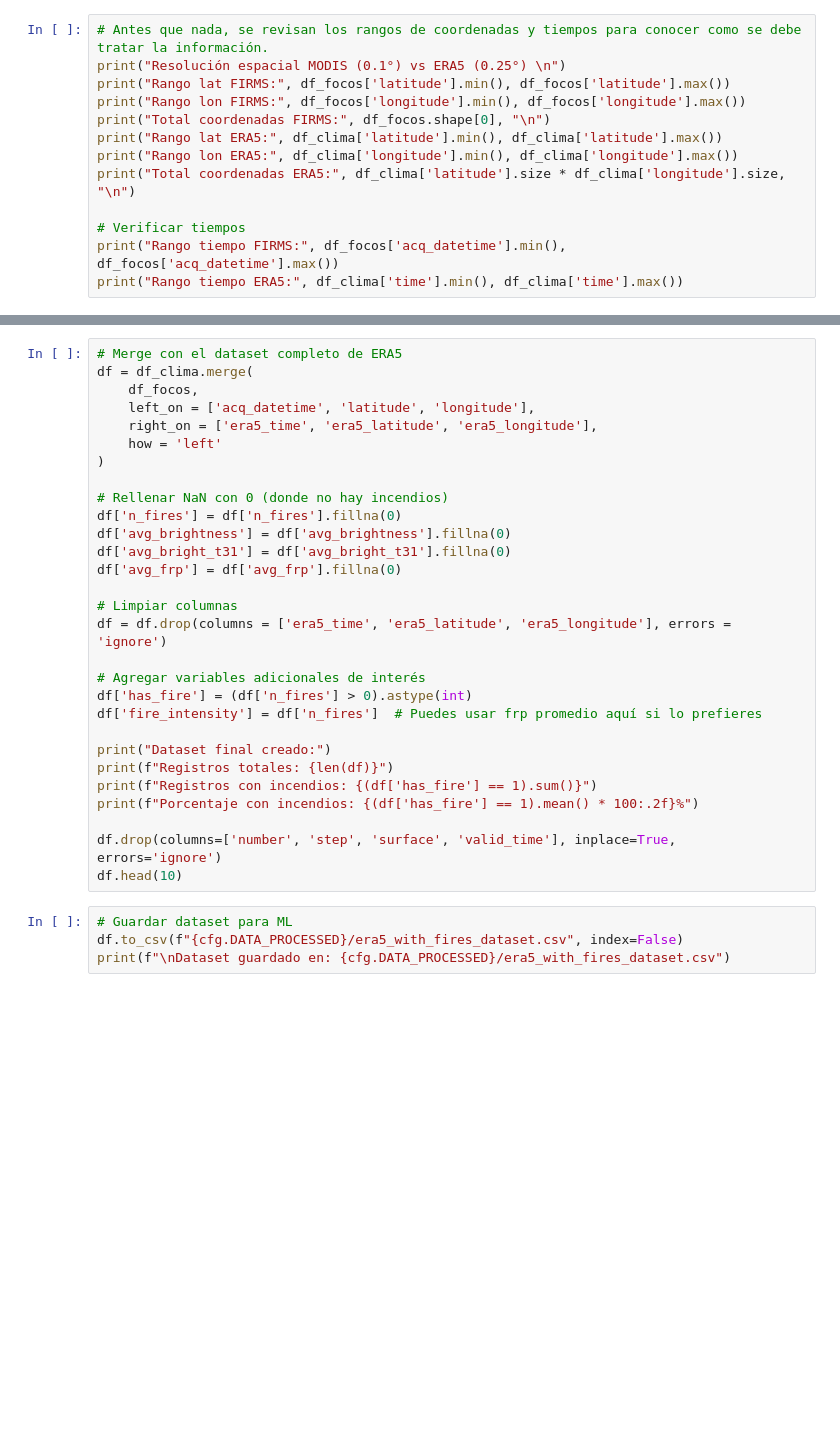
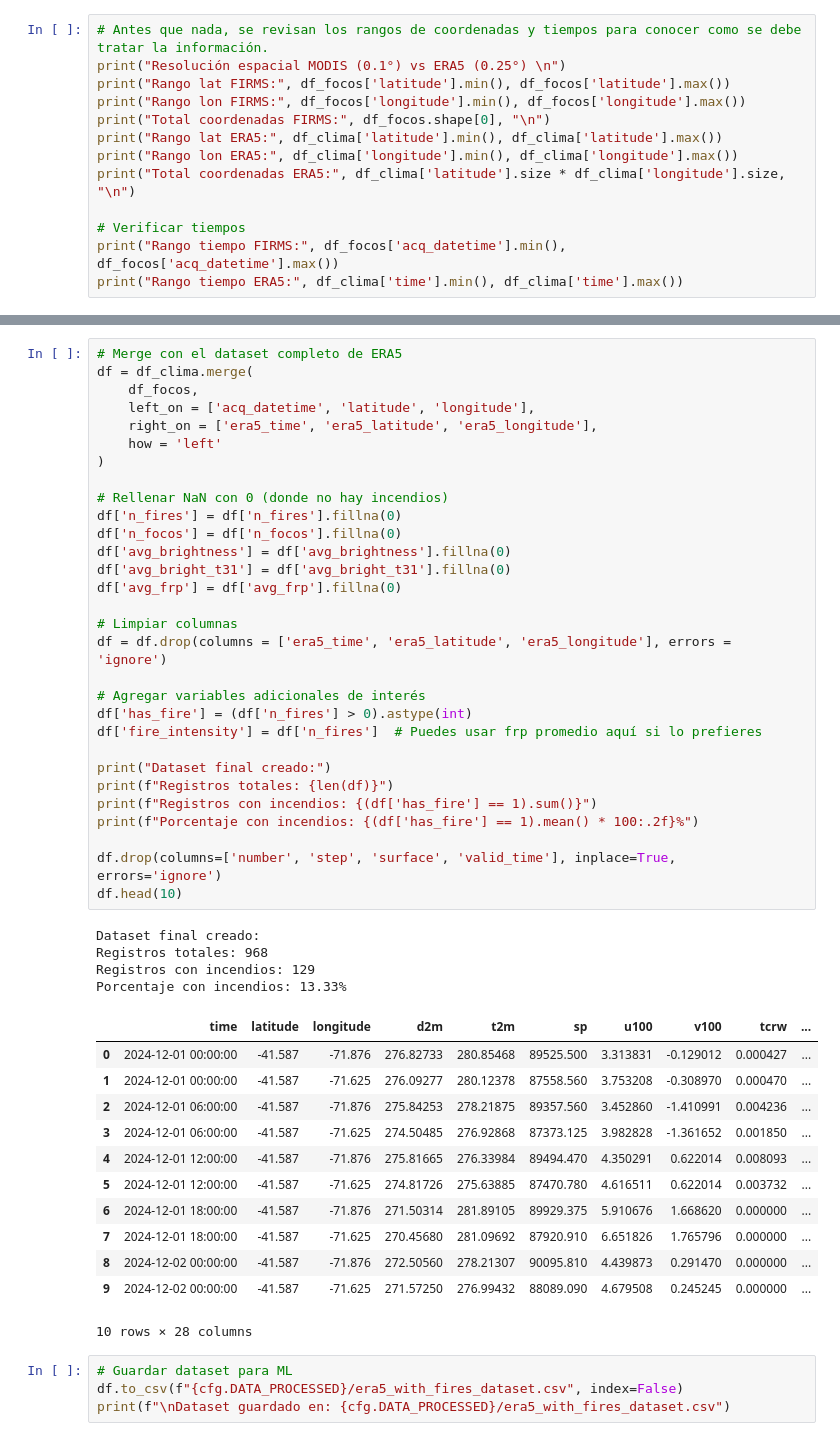
Before and after one commit to HunterCitto/199---Seminario-Final, a Jupyter notebook: notebooks/Seminario Final.ipynb, the cells around one changed output, grey strips where cells are left out. Cells and saved outputs as stored; diff of their text form; blank space fills up the shorter version.

```diff
--- a/notebooks/Seminario Final.ipynb
+++ b/notebooks/Seminario Final.ipynb
@@ -355,32 +442,50 @@ df_focos.head(10)
 # %%
 # Merge con el dataset completo de ERA5
 df = df_clima.merge(
     df_focos,
     left_on = ['acq_datetime', 'latitude', 'longitude'],
     right_on = ['era5_time', 'era5_latitude', 'era5_longitude'],
     how = 'left'
 )
 
 # Rellenar NaN con 0 (donde no hay incendios)
 df['n_fires'] = df['n_fires'].fillna(0)
+df['n_focos'] = df['n_focos'].fillna(0)
 df['avg_brightness'] = df['avg_brightness'].fillna(0)
 df['avg_bright_t31'] = df['avg_bright_t31'].fillna(0)
 df['avg_frp'] = df['avg_frp'].fillna(0)
 
 # Limpiar columnas
 df = df.drop(columns = ['era5_time', 'era5_latitude', 'era5_longitude'], errors = 'ignore')
 
 # Agregar variables adicionales de interés
 df['has_fire'] = (df['n_fires'] > 0).astype(int)
 df['fire_intensity'] = df['n_fires']  # Puedes usar frp promedio aquí si lo prefieres
 
 print("Dataset final creado:")
 print(f"Registros totales: {len(df)}")
 print(f"Registros con incendios: {(df['has_fire'] == 1).sum()}")
 print(f"Porcentaje con incendios: {(df['has_fire'] == 1).mean() * 100:.2f}%")
 
 df.drop(columns=['number', 'step', 'surface', 'valid_time'], inplace=True, errors='ignore')
 df.head(10)
+# %% [output]
+Dataset final creado:
+Registros totales: 968
+Registros con incendios: 129
+Porcentaje con incendios: 13.33%
+|  | time | latitude | longitude | d2m | t2m | sp | u100 | v100 | tcrw | ... |
+| 0 | 2024-12-01 00:00:00 | -41.587 | -71.876 | 276.82733 | 280.85468 | 89525.500 | 3.313831 | -0.129012 | 0.000427 | ... |
+| 1 | 2024-12-01 00:00:00 | -41.587 | -71.625 | 276.09277 | 280.12378 | 87558.560 | 3.753208 | -0.308970 | 0.000470 | ... |
+| 2 | 2024-12-01 06:00:00 | -41.587 | -71.876 | 275.84253 | 278.21875 | 89357.560 | 3.452860 | -1.410991 | 0.004236 | ... |
+| 3 | 2024-12-01 06:00:00 | -41.587 | -71.625 | 274.50485 | 276.92868 | 87373.125 | 3.982828 | -1.361652 | 0.001850 | ... |
+| 4 | 2024-12-01 12:00:00 | -41.587 | -71.876 | 275.81665 | 276.33984 | 89494.470 | 4.350291 | 0.622014 | 0.008093 | ... |
+| 5 | 2024-12-01 12:00:00 | -41.587 | -71.625 | 274.81726 | 275.63885 | 87470.780 | 4.616511 | 0.622014 | 0.003732 | ... |
+| 6 | 2024-12-01 18:00:00 | -41.587 | -71.876 | 271.50314 | 281.89105 | 89929.375 | 5.910676 | 1.668620 | 0.000000 | ... |
+| 7 | 2024-12-01 18:00:00 | -41.587 | -71.625 | 270.45680 | 281.09692 | 87920.910 | 6.651826 | 1.765796 | 0.000000 | ... |
+| 8 | 2024-12-02 00:00:00 | -41.587 | -71.876 | 272.50560 | 278.21307 | 90095.810 | 4.439873 | 0.291470 | 0.000000 | ... |
+| 9 | 2024-12-02 00:00:00 | -41.587 | -71.625 | 271.57250 | 276.99432 | 88089.090 | 4.679508 | 0.245245 | 0.000000 | ... |
+10 rows × 28 columns
 # %%
 # Guardar dataset para ML
 df.to_csv(f"{cfg.DATA_PROCESSED}/era5_with_fires_dataset.csv", index=False)
```
Also changed, not shown: parts of 8 cells of this notebook, 2 other files.
